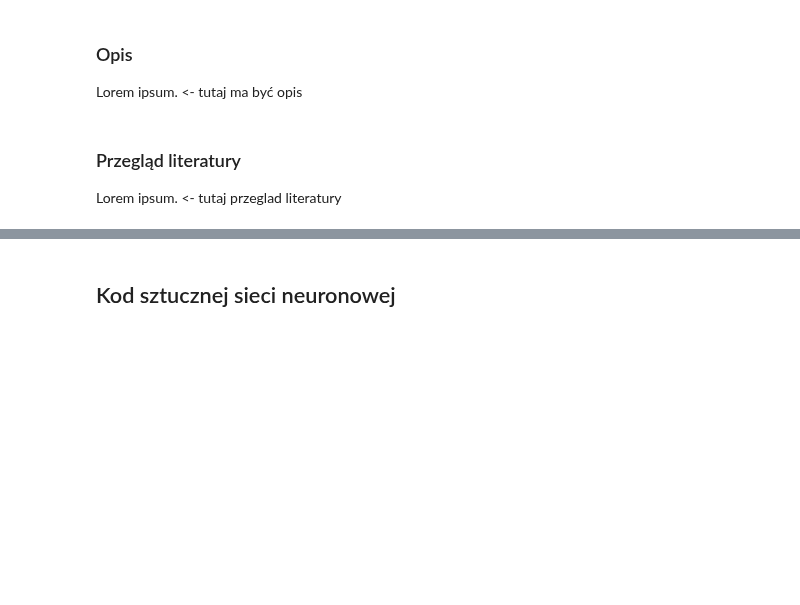
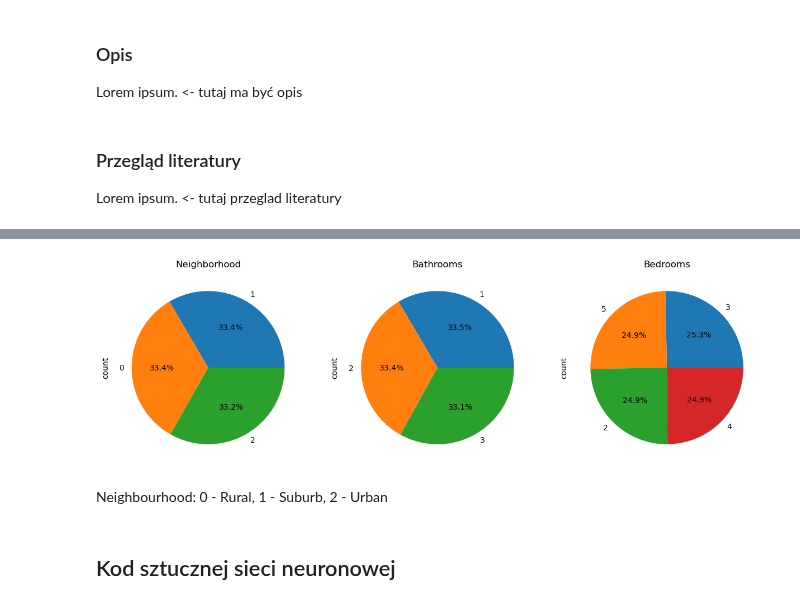
Before and after one commit to Alex4ndro5/ProjektSSN, a Jupyter notebook: Projekt_SSN.ipynb, the cells around one changed output, grey strips where cells are left out. Saved outputs shown, nothing was run; the diff lists cells and outputs as text; code cells hidden in the pictures; blank space fills up the shorter version.

```diff
--- a/Projekt_SSN.ipynb
+++ b/Projekt_SSN.ipynb
@@ -10,2 +59,13 @@ Lorem ipsum. <- tutaj przeglad literatury
+# %%
+# Wykresy kołowe dla zmiennych: Neighborhood, Bathrooms, Bedrooms
+fig, axes = plt.subplots(1, 3, figsize=(15, 5))
+housing['Neighborhood'].value_counts().plot(kind='pie', ax=axes[0], title = 'Neighborhood', autopct='%1.1f%%')
+housing['Bathrooms'].value_counts().plot(kind='pie', ax=axes[1] , title = 'Bathrooms',  autopct='%1.1f%%')
+housing['Bedrooms'].value_counts().plot(kind='pie', ax=axes[2], title = 'Bedrooms',  autopct='%1.1f%%')
+plt.show()
+# %% [output]
+[figure, added]
+# %% [markdown]
+Neighbourhood: 0 - Rural, 1 - Suburb, 2 - Urban
 # %% [markdown]
 ## Kod sztucznej sieci neuronowej
```
Also changed, not shown: parts of 9 cells of this notebook.
